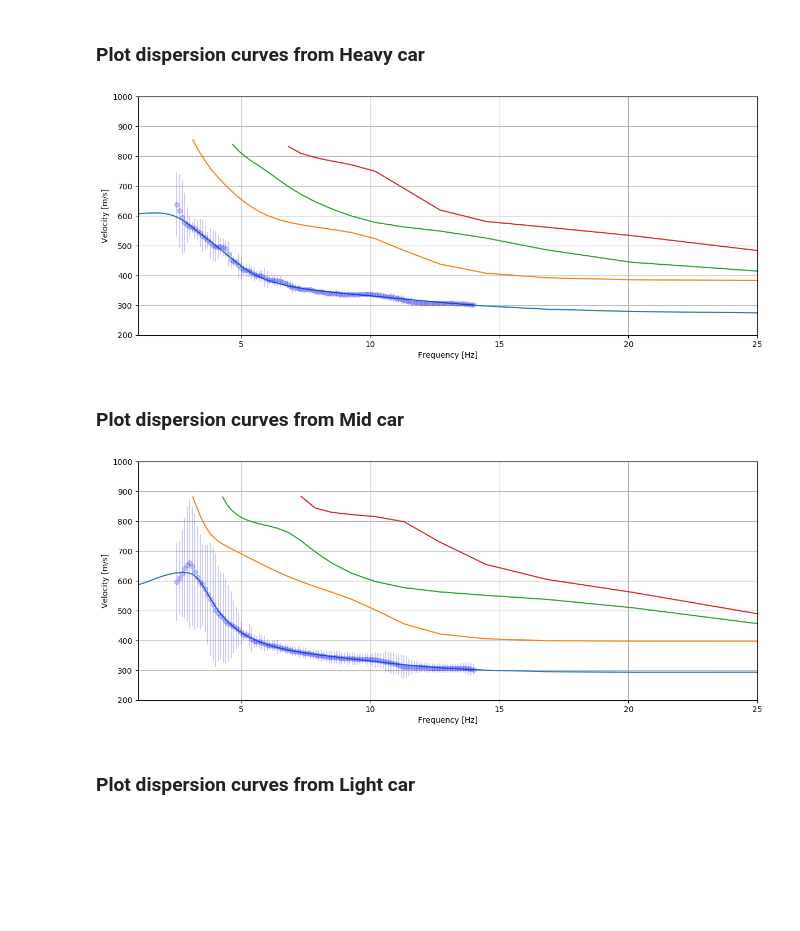
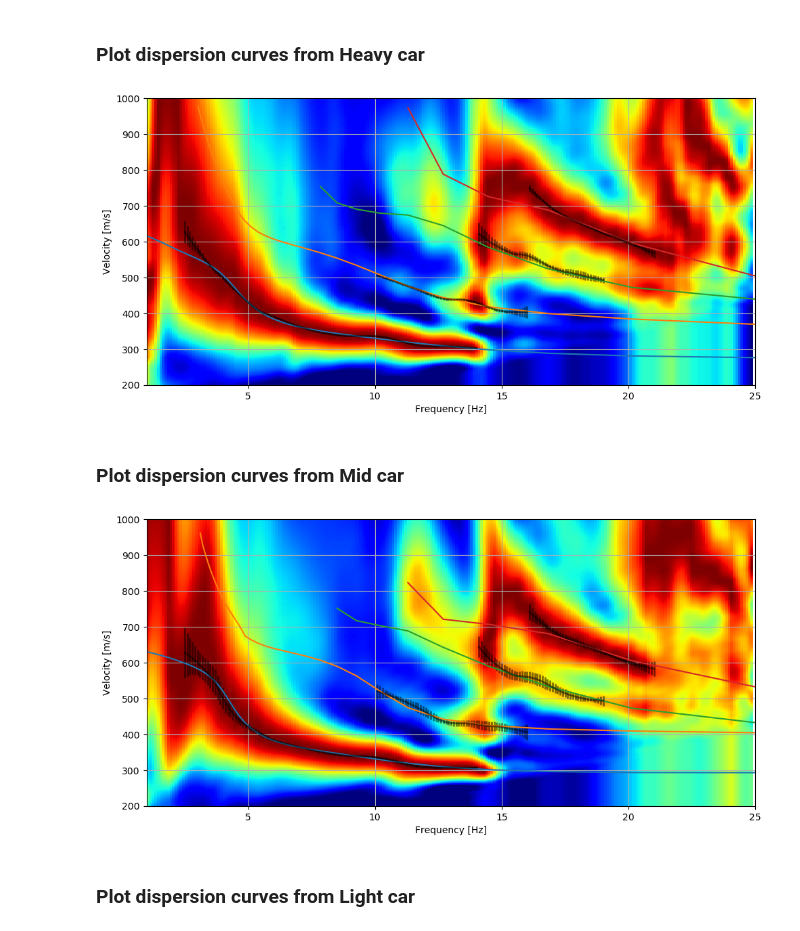
Before and after one commit to jingxiaoliu/das_diff_veh, a Jupyter notebook: inversion.ipynb, the cells around one changed output. Cells and saved outputs as stored; diff of their text form; code cells hidden in the pictures; blank space fills up the shorter version.

```diff
--- a/inversion.ipynb
+++ b/inversion.ipynb
@@ -384,7 +415,7 @@ Number of parameters: 36
 # %% [markdown]
 ## Run inversion
 # %%
-res_heavy = model.invert(disp_curves_heavy, maxrun=1)
-res_mid = model.invert(disp_curves_mid, maxrun=1)
-res_light = model.invert(disp_curves_light, maxrun=1)
+res_heavy = model.invert(disp_curves_heavy, maxrun=5)
+res_mid = model.invert(disp_curves_mid, maxrun=5)
+res_light = model.invert(disp_curves_light, maxrun=5)
 # %% [output]
@@ -477,5 +462,17 @@ plot_disp_curves(data_sizes['freqs'], data_sizes['vels_small'])
 # %% [markdown]
 ### Plot the dispersion curve from inverted model against the measured data
+# %%
+pivot = 700
+tracking_offset = 150
+_start_x = pivot - tracking_offset
+_end_x = pivot + tracking_offset
+# file_name = f"data/saved_disp/{pivot}_images_speeds.pkl"
+# file_name = f"data/saved_disp/{pivot}_images_sizes.pkl"
+file_name = f"data/saved_disp/{pivot}_images_weights.pkl"
+with open(file_name, "rb") as f:
+    images_large = pickle.load(f)
+    images_mid = pickle.load(f)
+    images_small = pickle.load(f)
 # %%
 # Get the Best Results from Heavy Car (not used in below, just show how to obatin these data)
 heavy_depth = res_heavy.model[0]
@@ -487,28 +484,40 @@ rho_depth = res_heavy.model[3]
 # %%
 # show = 'percentage'
 show = 'best'
 percent = 30
 stride = 20
-f1 = 1.0  # from 1.0 Hz
-f2 = 25.0 # to 14.0 Hz
+f1 = 1.0
+f2 = 25.0
 
-fig, ax = plt.subplots(figsize=(12,5))
+fig, ax = plt.subplots(figsize=(10,5))
 
-plot_curve(disp_curves_heavy[0], color='b', alpha=0.2)
+# Retrieve images from '_images' instance
+images_large.get_images(pivot=pivot, start_x=_start_x, end_x=_end_x, wlen=2, include_other_side=True)
+# Compute dispersion image
+images_large.avg_image.compute_disp_image(end_x=0, start_x=-tracking_offset)
+plot_fv_map_overlay(images_large.avg_image.disp.fv_map, images_large.avg_image.disp.freqs,
+                    images_large.avg_image.disp.vels, norm=True, ax=ax,
+                    color='y', alpha=0.5, pclip=100, fontsize=24, tickfont=20,
+                    ridge_data=(freqs, vels_heavy),
+                    freq_lb=freq_lb,freq_ub=freq_ub)
 
-plot_predicted_curve(res_heavy, np.linspace(1/f2, 1/f1, 100), 0, 'rayleigh', 'phase', show=show, percent=percent, ax=ax, stride=stride, plot_args={"xaxis": "frequency", "cmap":'Greens_r'})
-plot_predicted_curve(res_heavy, np.linspace(1/f2, 1/f1, 100), 1, 'rayleigh', 'phase', show=show, percent=percent, ax=ax, stride=stride, plot_args={"xaxis": "frequency", "cmap":'Greens_r'})
-plot_predicted_curve(res_heavy, np.linspace(1/f2, 1/f1, 100), 2, 'rayleigh', 'phase', show=show, percent=percent, ax=ax, stride=stride, plot_args={"xaxis": "frequency", "cmap":'Greens_r'})
-plot_predicted_curve(res_heavy, np.linspace(1/f2, 1/f1, 100), 3, 'rayleigh', 'phase', show=show, percent=percent, ax=ax, stride=stride, plot_args={"xaxis": "frequency", "cmap":'Greens_r'})
+plot_predicted_curve(res_heavy, np.linspace(1/f2, 1/f1, 100), 0, 'rayleigh', 'phase',
+                     show=show, percent=percent, ax=ax, stride=stride, plot_args={"xaxis": "frequency", "cmap":'Greens_r'})
+plot_predicted_curve(res_heavy, np.linspace(1/f2, 1/f1, 100), 1, 'rayleigh', 'phase',
+                     show=show, percent=percent, ax=ax, stride=stride, plot_args={"xaxis": "frequency", "cmap":'Greens_r'})
+plot_predicted_curve(res_heavy, np.linspace(1/f2, 1/f1, 100), 2, 'rayleigh', 'phase',
+                     show=show, percent=percent, ax=ax, stride=stride, plot_args={"xaxis": "frequency", "cmap":'Greens_r'})
+plot_predicted_curve(res_heavy, np.linspace(1/f2, 1/f1, 100), 3, 'rayleigh', 'phase',
+                     show=show, percent=percent, ax=ax, stride=stride, plot_args={"xaxis": "frequency", "cmap":'Greens_r'})
 
 ax.set_xlim([f1, f2])
 ax.set_ylim([200, 1000])
 ax.grid()
 ax.set_ylabel('Velocity [m/s]')
 plt.tight_layout(pad=1.0)
 plt.show()
 # %% [output]
-[figure, old version]
+[figure, new version]
 # %% [markdown]
 ### Plot dispersion curves from Mid car
 # %%
@@ -516,16 +525,29 @@ plt.show()
 show = 'best'
 percent = 30
 stride = 20
-f1 = 1.0  # from 1.0 Hz
-f2 = 25.0 # to 14.0 Hz
+f1 = 1.0
+f2 = 25.0
 
-fig, ax = plt.subplots(figsize=(12,5))
+fig, ax = plt.subplots(figsize=(10,5))
 
-plot_curve(disp_curves_mid[0], color='b', alpha=0.2)
-plot_predicted_curve(res_mid, np.linspace(1/f2, 1/f1, 100), 0, 'rayleigh', 'phase', show=show, percent=percent, ax=ax, stride=stride, plot_args={"xaxis": "frequency", "cmap":'Greens_r'})
-plot_predicted_curve(res_mid, np.linspace(1/f2, 1/f1, 100), 1, 'rayleigh', 'phase', show=show, percent=percent, ax=ax, stride=stride, plot_args={"xaxis": "frequency", "cmap":'Greens_r'})
-plot_predicted_curve(res_mid, np.linspace(1/f2, 1/f1, 100), 2, 'rayleigh', 'phase', show=show, percent=percent, ax=ax, stride=stride, plot_args={"xaxis": "frequency", "cmap":'Greens_r'})
-plot_predicted_curve(res_mid, np.linspace(1/f2, 1/f1, 100), 3, 'rayleigh', 'phase', show=show, percent=percent, ax=ax, stride=stride, plot_args={"xaxis": "frequency", "cmap":'Greens_r'})
+# Retrieve images from '_images' instance
+images_mid.get_images(pivot=pivot, start_x=_start_x, end_x=_end_x, wlen=2, include_other_side=True)
+# Compute dispersion image
+images_mid.avg_image.compute_disp_image(end_x=0, start_x=-tracking_offset)
+plot_fv_map_overlay(images_mid.avg_image.disp.fv_map, images_mid.avg_image.disp.freqs,
+                    images_mid.avg_image.disp.vels, norm=True, ax=ax,
+                    color='y', alpha=0.5, pclip=100, fontsize=24, tickfont=20,
+                    ridge_data=(freqs, vels_mid),
+                    freq_lb=freq_lb,freq_ub=freq_ub)
+
+plot_predicted_curve(res_mid, np.linspace(1/f2, 1/f1, 100), 0, 'rayleigh', 'phase',
+                     show=show, percent=percent, ax=ax, stride=stride, plot_args={"xaxis": "frequency", "cmap":'Greens_r'})
+plot_predicted_curve(res_mid, np.linspace(1/f2, 1/f1, 100), 1, 'rayleigh', 'phase',
+                     show=show, percent=percent, ax=ax, stride=stride, plot_args={"xaxis": "frequency", "cmap":'Greens_r'})
+plot_predicted_curve(res_mid, np.linspace(1/f2, 1/f1, 100), 2, 'rayleigh', 'phase',
+                     show=show, percent=percent, ax=ax, stride=stride, plot_args={"xaxis": "frequency", "cmap":'Greens_r'})
+plot_predicted_curve(res_mid, np.linspace(1/f2, 1/f1, 100), 3, 'rayleigh', 'phase',
+                     show=show, percent=percent, ax=ax, stride=stride, plot_args={"xaxis": "frequency", "cmap":'Greens_r'})
 
 ax.set_xlim([f1, f2])
 ax.set_ylim([200, 1000])
@@ -534,7 +556,7 @@ ax.set_ylabel('Velocity [m/s]')
 plt.tight_layout(pad=1.0)
 plt.show()
 # %% [output]
-[figure, old version]
+[figure, new version]
 # %% [markdown]
 ### Plot dispersion curves from Light car
 # %%
```
Also changed, not shown: parts of 16 cells of this notebook, 32 other files.
